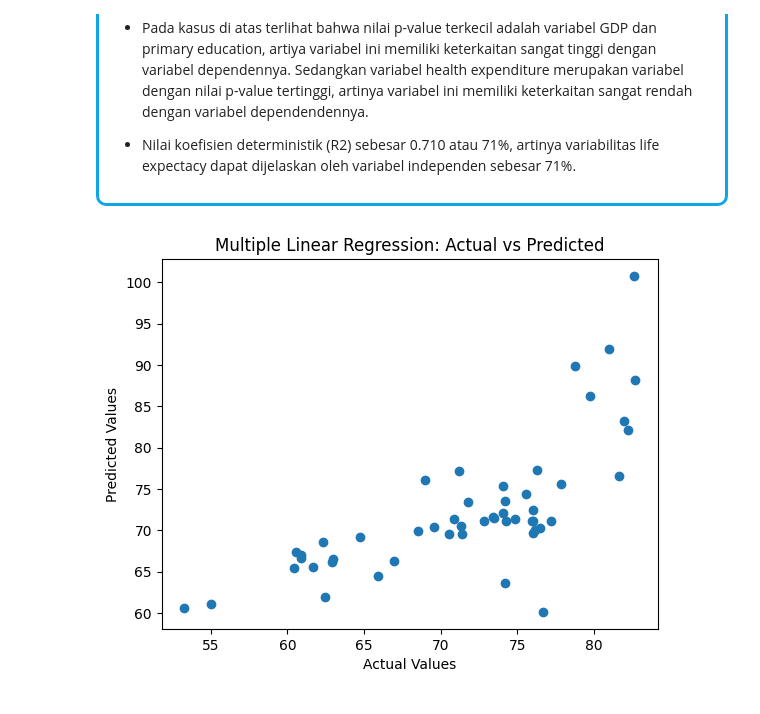
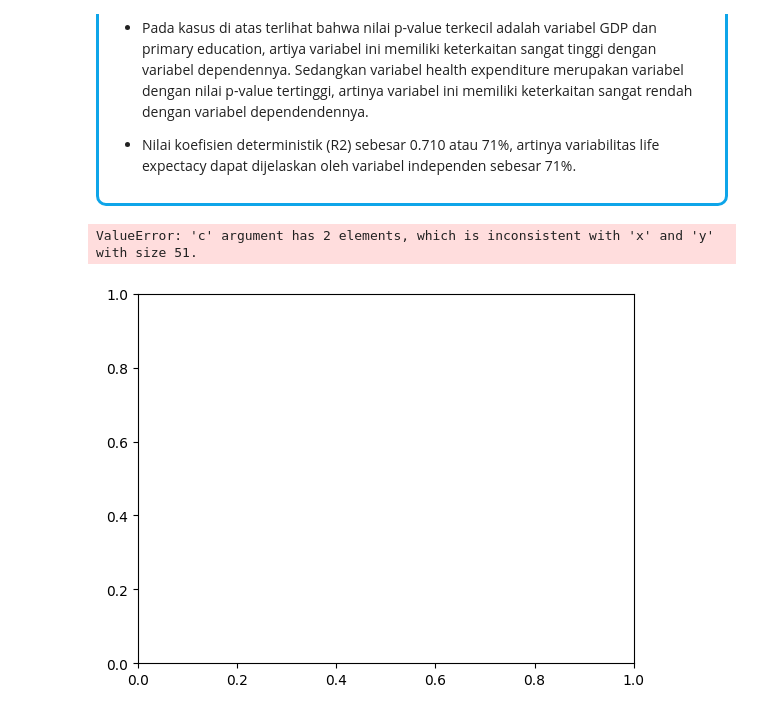
Before and after one commit to wahyudesu/Life-expectancy-analysis, a Jupyter notebook: Statistika project akhir.ipynb, the cells around one changed output. Drawn from its saved outputs; the diff is of its cells as text; code cells hidden in the pictures.

```diff
--- a/Statistika project akhir.ipynb
+++ b/Statistika project akhir.ipynb
@@ -620,13 +622,14 @@ strong multicollinearity or other numerical problems.
 # %%
 y_pred = lr.predict(x_test)
 
-plt.scatter(y_test, y_pred)
+plt.scatter(y_test, y_pred, c=['blue', 'red'])  # Anda bisa mengganti warna sesuai keinginan
 plt.xlabel("Actual Values")
 plt.ylabel("Predicted Values")
 plt.title("Multiple Linear Regression: Actual vs Predicted")
 plt.show()
 # %% [output]
+ValueError: 'c' argument has 2 elements, which is inconsistent with 'x' and 'y' with size 51.
-[figure, old version]
+[figure, new version]
 # %%
 fig = px.scatter(data, x="health expenditure", y="Life expectancy",
                  size="population",
```
Also changed, not shown: parts of 9 cells of this notebook.
